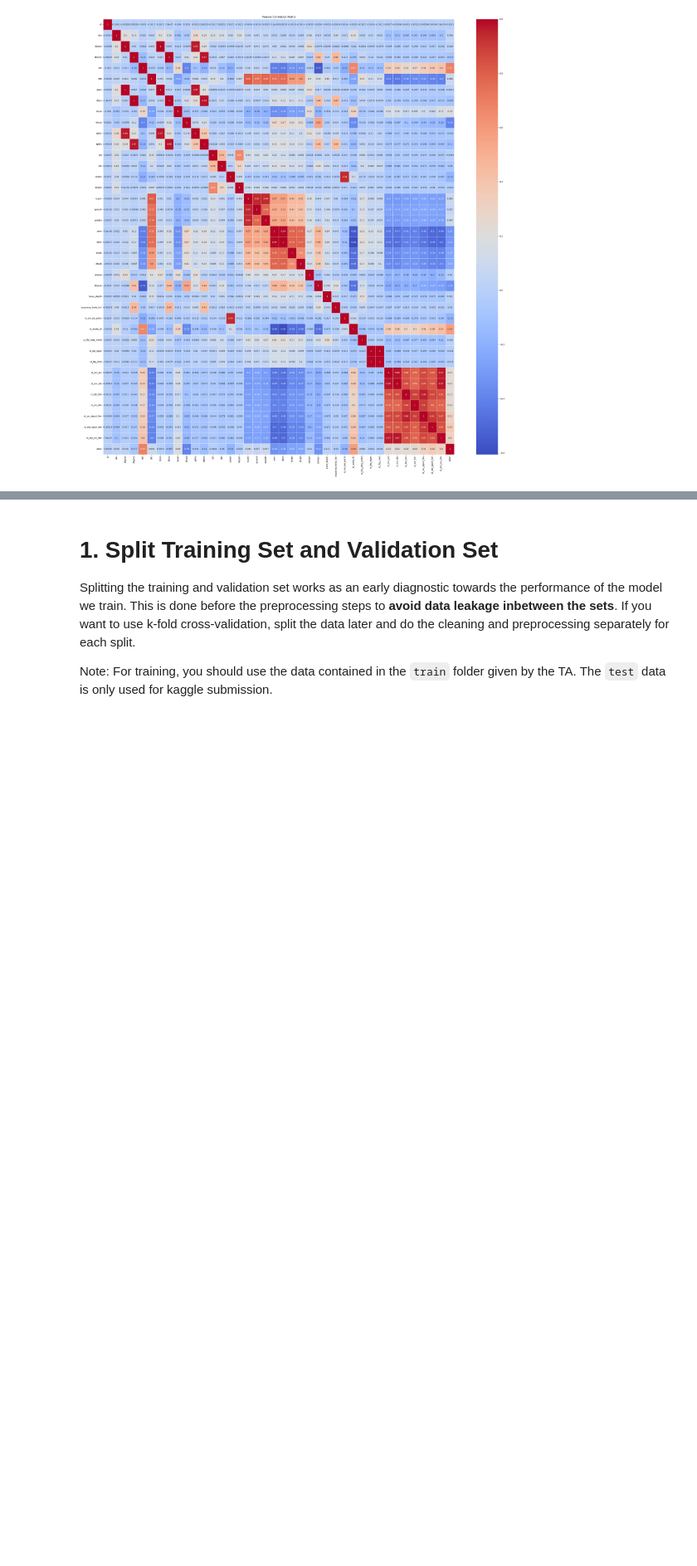
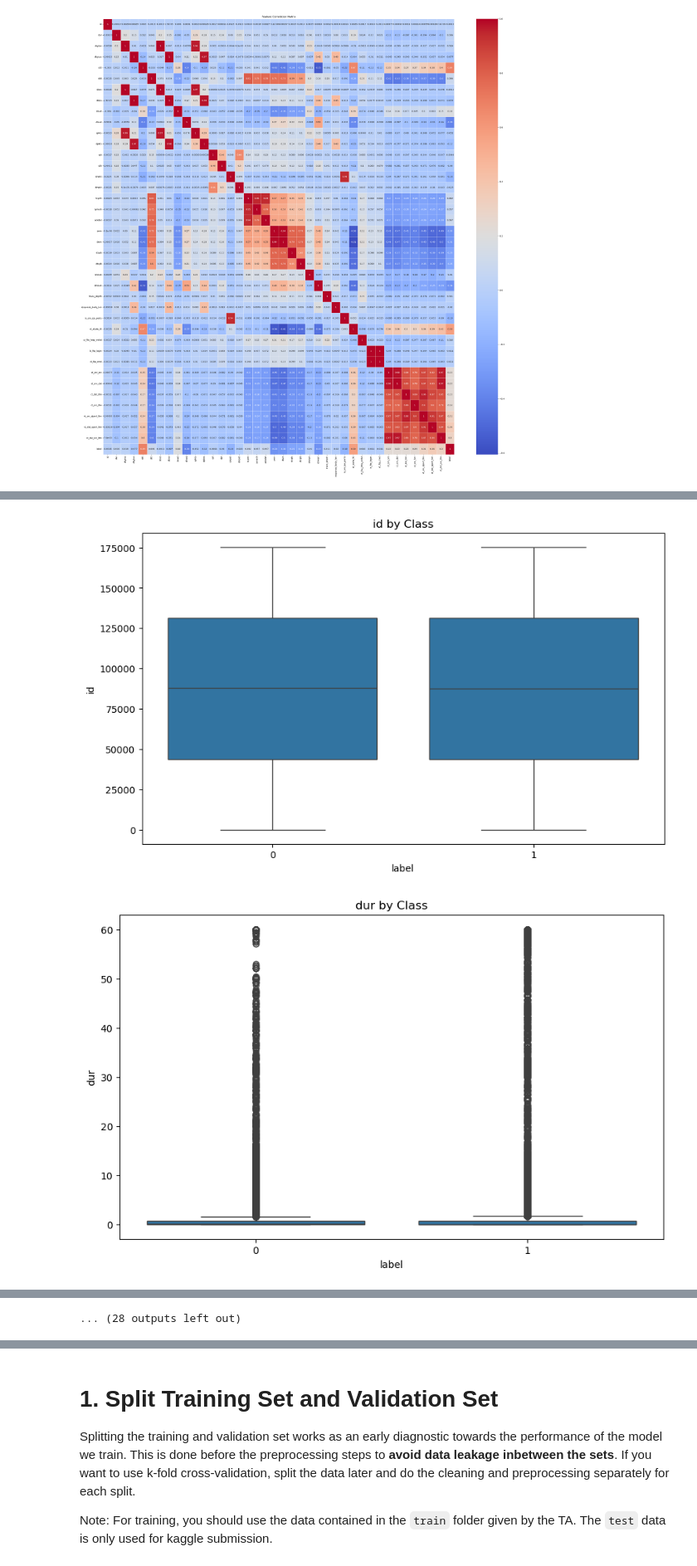
Before and after one commit to rizqikapratamaa/Tubes2_AI_atk_hlic, a Jupyter notebook: src/notebook.ipynb, the cells around one changed output, grey strips where cells are left out. Shown at 83% size. Saved outputs shown, nothing was run; the diff lists cells and outputs as text; code cells hidden in the pictures; blank space fills up the shorter version.

```diff
--- a/src/notebook.ipynb
+++ b/src/notebook.ipynb
@@ -45,0 +67,13 @@ train_df = pd.merge(train_df, label_df, on='id')
+# %%
+# Gather the categorical and numerical columns
+categotical_columns = []
+numerical_columns = []
+
+for column in train_df.columns:
+    if train_df[column].dtype == 'object':
+        categotical_columns.append(column)
+    else:
+        numerical_columns.append(column)
+
+print("Categorical feature: ", categotical_columns)
+print("Numerical feature: ", numerical_columns)
@@ -117,3 +154,8 @@ ct_src_dport_ltm     8775
 ct_dst_sport_ltm     8788
 ct_dst_src_ltm       8895
 dtype: int64
+# %%
+# 3. Find out the unique values of each feature
+print("\nUnique Values:")
+for column in train_df.columns:
+    print(column, ":", train_df[column].nunique())
@@ -166,0 +227,10 @@ plt.show()
+# %%
+# the bocplot of each features
+for column in numerical_columns:
+    plt.figure(figsize=(10, 6))
+    sns.boxplot(data=train_df, x='label', y=column)
+    plt.title(f'{column} by Class')
+    plt.show()
+# %% [output]
+[figure, added]
+[figure, added]
@@ -167,3 +247,4 @@ plt.show()
+... (28 outputs left out)
 # %%
 # 6. Additional visualizations
 # Service type distribution
```
Also changed, not shown: parts of 16 cells of this notebook.
